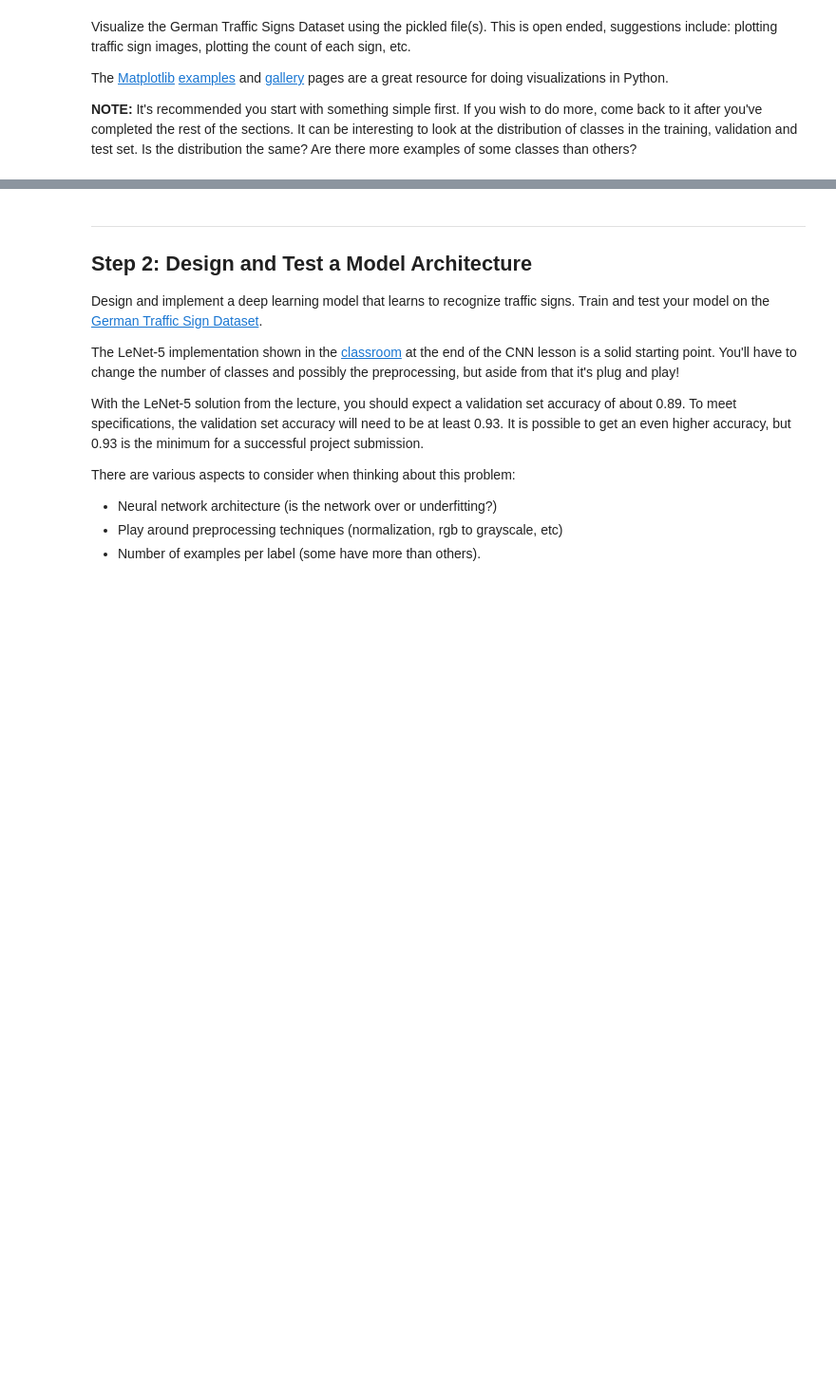
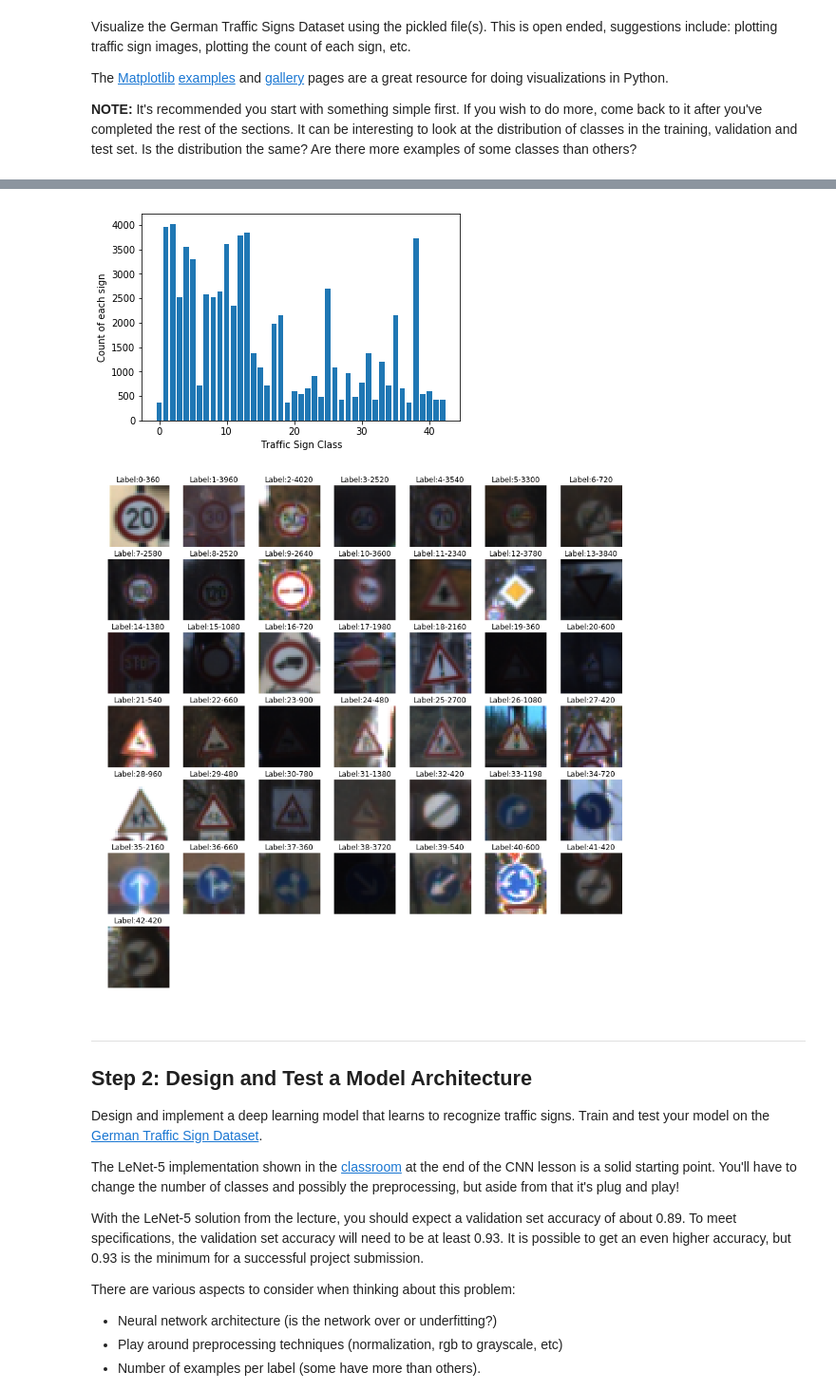
Before and after one commit to sd707589/CarND-Traffic-Sign-Classifier-Project, a Jupyter notebook: Traffic_Sign_Classifier.ipynb, the cells around one changed output, grey strips where cells are left out. Shown at 95% size. Drawn from its saved outputs; the diff is of its cells as text; code cells hidden in the pictures; blank space fills up the shorter version.

```diff
--- a/Traffic_Sign_Classifier.ipynb
+++ b/Traffic_Sign_Classifier.ipynb
@@ -127,3 +155,38 @@ drawHist(y_train)
+# %%
+# draw histogram
+def drawHist(y):
+    class_index=np.zeros(n_classes)
+    for i in range(y.shape[0]):
+        class_index[y[i]]+=1
+    plt.bar(range(n_classes), list(map(lambda i: class_index[i], range(n_classes))))
+    plt.xlabel("Traffic Sign Class")
+    plt.ylabel("Count of each sign")
+    plt.show()
+drawHist(y_train)
+
+# plotting traffic sign images
+def display_images_and_labels(_x,y):
+    plt.figure(figsize=(15, 15))
+    i=1
+    if type(y) != list:
+        _y=np.unique(y).tolist()
+        y_list=y.tolist()
+    else:
+        _y=y
+        y_list=y
+
+    for cla in _y:
+        image= _x[y_list.index(cla)]
+        plt.subplot(7, 7, i)
+        plt.axis('off')
+        plt.title("Label:{0}-{1}".format(cla, y_list.count(cla)))
+        i += 1
+        plt.imshow(image)
+    plt.show()
+display_images_and_labels(X_train, y_train)
+# %% [output]
+[figure, added]
+[figure, added]
 # %% [markdown]
 ----
 
```
Also changed, not shown: parts of 16 cells of this notebook, 21 other files.
